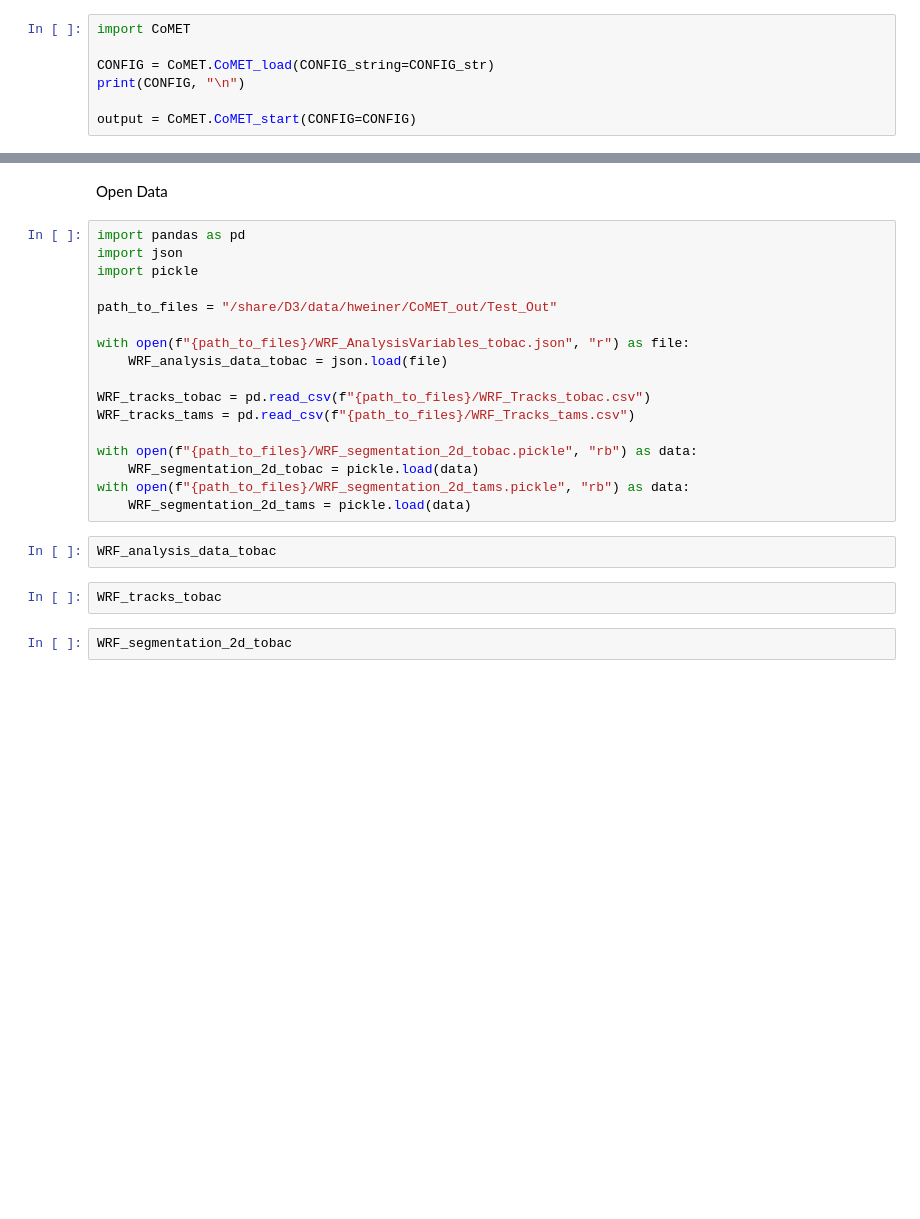
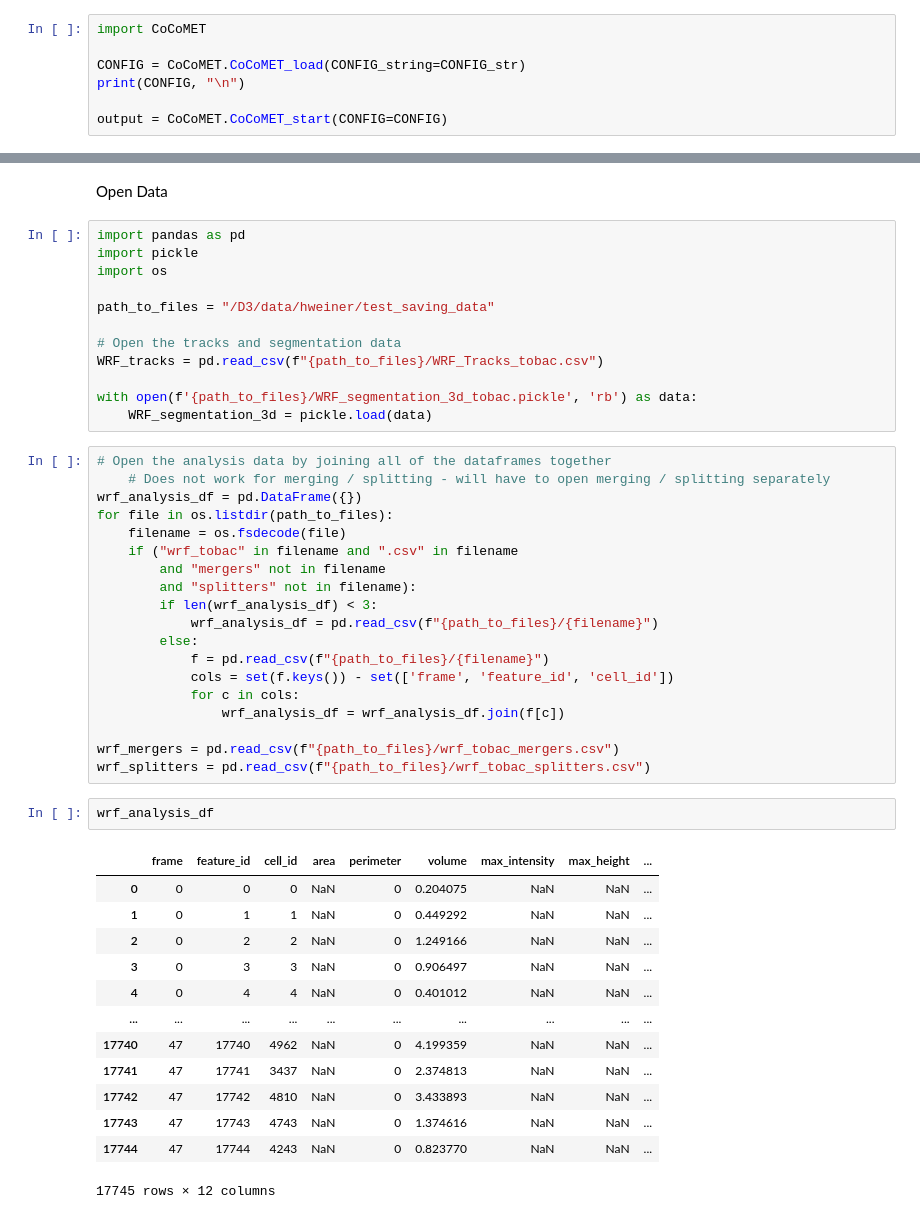
Before and after one commit to ASCENT-BNL/CoCoMET, a Jupyter notebook: examples/saving_data_example.ipynb, the cells around one changed output, grey strips where cells are left out. Cells and saved outputs as stored; diff of their text form; blank space fills up the shorter version.

```diff
--- a/examples/saving_data_example.ipynb
+++ b/examples/saving_data_example.ipynb
@@ -87,10 +87,10 @@ wrf:
 # %% [markdown]
 Run CoMET
 # %%
-import CoMET
+import CoCoMET
 
-CONFIG = CoMET.CoMET_load(CONFIG_string=CONFIG_str)
+CONFIG = CoCoMET.CoCoMET_load(CONFIG_string=CONFIG_str)
 print(CONFIG, "\n")
 
-output = CoMET.CoMET_start(CONFIG=CONFIG)
+output = CoCoMET.CoCoMET_start(CONFIG=CONFIG)
 # %% [output]
@@ -245,24 +225,48 @@ Now saving wrf data with tams tracker
 Open Data
 # %%
 import pandas as pd
-import json
 import pickle
+import os
 
-path_to_files = "/share/D3/data/hweiner/CoMET_out/Test_Out"
+path_to_files = "/D3/data/hweiner/test_saving_data"
 
-with open(f"{path_to_files}/WRF_AnalysisVariables_tobac.json", "r") as file:
-    WRF_analysis_data_tobac = json.load(file)
+# Open the tracks and segmentation data
+WRF_tracks = pd.read_csv(f"{path_to_files}/WRF_Tracks_tobac.csv")
 
-WRF_tracks_tobac = pd.read_csv(f"{path_to_files}/WRF_Tracks_tobac.csv")
-WRF_tracks_tams = pd.read_csv(f"{path_to_files}/WRF_Tracks_tams.csv")
-
-with open(f"{path_to_files}/WRF_segmentation_2d_tobac.pickle", "rb") as data:
-    WRF_segmentation_2d_tobac = pickle.load(data)
-with open(f"{path_to_files}/WRF_segmentation_2d_tams.pickle", "rb") as data:
-    WRF_segmentation_2d_tams = pickle.load(data)
+with open(f'{path_to_files}/WRF_segmentation_3d_tobac.pickle', 'rb') as data:
+    WRF_segmentation_3d = pickle.load(data)
-# %%
-WRF_analysis_data_tobac
-# %%
-WRF_tracks_tobac
-# %%
-WRF_segmentation_2d_tobac
+# %%
+# Open the analysis data by joining all of the dataframes together
+    # Does not work for merging / splitting - will have to open merging / splitting separately
+wrf_analysis_df = pd.DataFrame({})
+for file in os.listdir(path_to_files):
+    filename = os.fsdecode(file)
+    if ("wrf_tobac" in filename and ".csv" in filename
+        and "mergers" not in filename
+        and "splitters" not in filename):
+        if len(wrf_analysis_df) < 3:
+            wrf_analysis_df = pd.read_csv(f"{path_to_files}/{filename}")
+        else:
+            f = pd.read_csv(f"{path_to_files}/{filename}")
+            cols = set(f.keys()) - set(['frame', 'feature_id', 'cell_id'])
+            for c in cols:
+                wrf_analysis_df = wrf_analysis_df.join(f[c])
+
+wrf_mergers = pd.read_csv(f"{path_to_files}/wrf_tobac_mergers.csv")
+wrf_splitters = pd.read_csv(f"{path_to_files}/wrf_tobac_splitters.csv")
+# %%
+wrf_analysis_df
+# %% [output]
+|  | frame | feature_id | cell_id | area | perimeter | volume | max_intensity | max_height | ... |
+| 0 | 0 | 0 | 0 | NaN | 0 | 0.204075 | NaN | NaN | ... |
+| 1 | 0 | 1 | 1 | NaN | 0 | 0.449292 | NaN | NaN | ... |
+| 2 | 0 | 2 | 2 | NaN | 0 | 1.249166 | NaN | NaN | ... |
+| 3 | 0 | 3 | 3 | NaN | 0 | 0.906497 | NaN | NaN | ... |
+| 4 | 0 | 4 | 4 | NaN | 0 | 0.401012 | NaN | NaN | ... |
+| ... | ... | ... | ... | ... | ... | ... | ... | ... | ... |
+| 17740 | 47 | 17740 | 4962 | NaN | 0 | 4.199359 | NaN | NaN | ... |
+| 17741 | 47 | 17741 | 3437 | NaN | 0 | 2.374813 | NaN | NaN | ... |
+| 17742 | 47 | 17742 | 4810 | NaN | 0 | 3.433893 | NaN | NaN | ... |
+| 17743 | 47 | 17743 | 4743 | NaN | 0 | 1.374616 | NaN | NaN | ... |
+| 17744 | 47 | 17744 | 4243 | NaN | 0 | 0.823770 | NaN | NaN | ... |
+17745 rows × 12 columns
```
Also changed, not shown: parts of 8 cells of this notebook, 22 other files.
